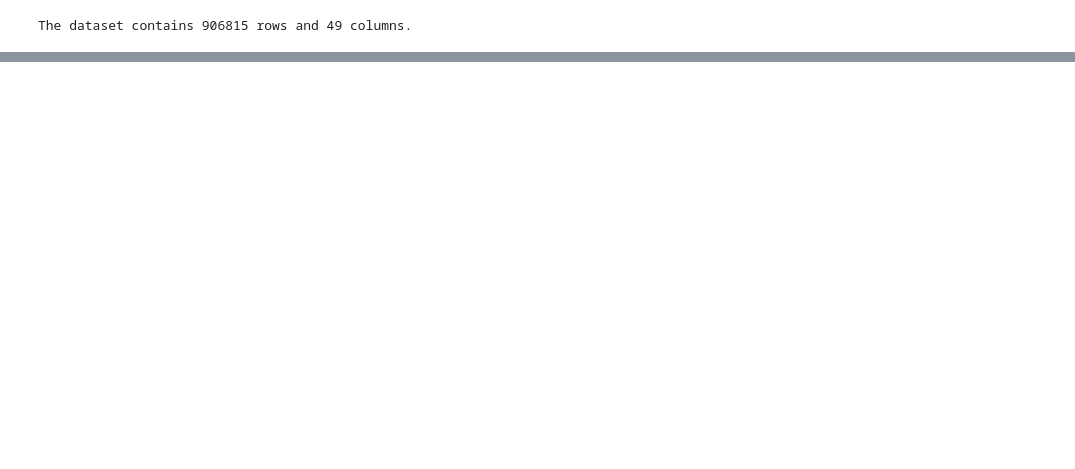
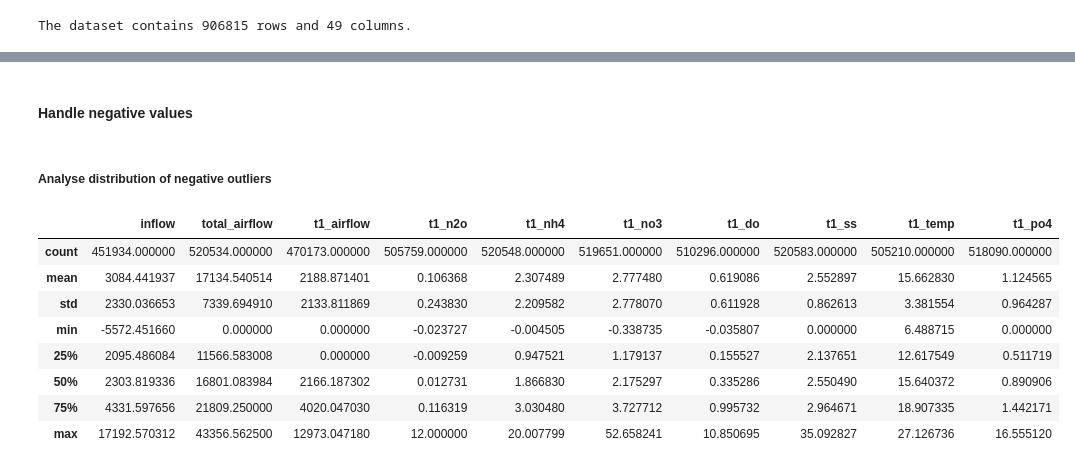
Before and after one commit to tom-mcarthur03/EDS_Design_Project, a Jupyter notebook: notebooks/data_preprocessing/data_preprocessing_bv.ipynb, the cells around one changed output, grey strips where cells are left out. Drawn from its saved outputs; the diff is of its cells as text; code cells hidden in the pictures; blank space fills up the shorter version.

Commit message:
Add cleaned dataframe export and update preprocessing notebook

```diff
--- a/notebooks/data_preprocessing/data_preprocessing_bv.ipynb
+++ b/notebooks/data_preprocessing/data_preprocessing_bv.ipynb
@@ -35,0 +94,5 @@ df.head()
+# %%
+#Upload csv file and check data types
+#Note: file is too large to upload to GitHub, change the file path to your local directory to run the code
+df = pd.read_csv("~/Desktop/Coding/cive70088/raw_data/aved_raw.csv")
+df.head()
@@ -833,0 +146,15 @@ df_t1.groupby("segment_id_anycompound")[
+# %%
+#Set time as index (datetime format)
+
+# Parse time safely
+df["time"] = pd.to_datetime(df["time"], errors="coerce", utc=True)
+
+# Check unparsable timestamps
+nat_count = df["time"].isna().sum()
+print(f"Number of unparsable dates in 'time' column: {nat_count}")
+
+# Drop rows with invalid timestamps
+df = df.dropna(subset=["time"]).copy()
+
+# --- Set time as index and sort ---
+df = df.set_index("time").sort_index()
@@ -833,0 +193,14 @@ df_t1.groupby("segment_id_anycompound")[
+# %%
+# Drop tank 2 observations
+
+tank2_cols = [col for col in df.columns if 'TANK 2' in col]
+
+df_t1 = df.copy()
+
+# Drop TANK 2 columns
+df_t1.drop(columns=tank2_cols, inplace=True)
+
+print(f"Shape after dropping TANK 2 columns: {df_t1.shape}")
+print()
+print(f"Columns in df_t1:")
+print(df_t1.columns)
@@ -833,0 +302,24 @@ df_t1.groupby("segment_id_anycompound")[
+# %% [markdown]
+#### Handle negative values
+# %% [markdown]
+##### Analyse distribution of negative outliers
+# %%
+# Review distribution of negative values
+
+#Define df for numeric features only
+cols_num = ['inflow', 'total_airflow', 't1_airflow', 't1_n2o', 't1_nh4',
+     't1_no3', 't1_do', 't1_ss', 't1_temp', 't1_po4']
+
+numeric_features = df_t1[cols_num].copy()
+
+numeric_features.describe()
+# %% [output]
+|  | inflow | total_airflow | t1_airflow | t1_n2o | t1_nh4 | t1_no3 | t1_do | t1_ss | t1_temp | t1_po4 |
+| count | 451934.000000 | 520534.000000 | 470173.000000 | 505759.000000 | 520548.000000 | 519651.000000 | 510296.000000 | 520583.000000 | 505210.000000 | 518090.000000 |
+| mean | 3084.441937 | 17134.540514 | 2188.871401 | 0.106368 | 2.307489 | 2.777480 | 0.619086 | 2.552897 | 15.662830 | 1.124565 |
+| std | 2330.036653 | 7339.694910 | 2133.811869 | 0.243830 | 2.209582 | 2.778070 | 0.611928 | 0.862613 | 3.381554 | 0.964287 |
+| min | -5572.451660 | 0.000000 | 0.000000 | -0.023727 | -0.004505 | -0.338735 | -0.035807 | 0.000000 | 6.488715 | 0.000000 |
+| 25% | 2095.486084 | 11566.583008 | 0.000000 | -0.009259 | 0.947521 | 1.179137 | 0.155527 | 2.137651 | 12.617549 | 0.511719 |
+| 50% | 2303.819336 | 16801.083984 | 2166.187302 | 0.012731 | 1.866830 | 2.175297 | 0.335286 | 2.550490 | 15.640372 | 0.890906 |
+| 75% | 4331.597656 | 21809.250000 | 4020.047030 | 0.116319 | 3.030480 | 3.727712 | 0.995732 | 2.964671 | 18.907335 | 1.442171 |
+| max | 17192.570312 | 43356.562500 | 12973.047180 | 12.000000 | 20.007799 | 52.658241 | 10.850695 | 35.092827 | 27.126736 | 16.555120 |
```
Also changed, not shown: parts of 110 cells of this notebook, 1 other file.
